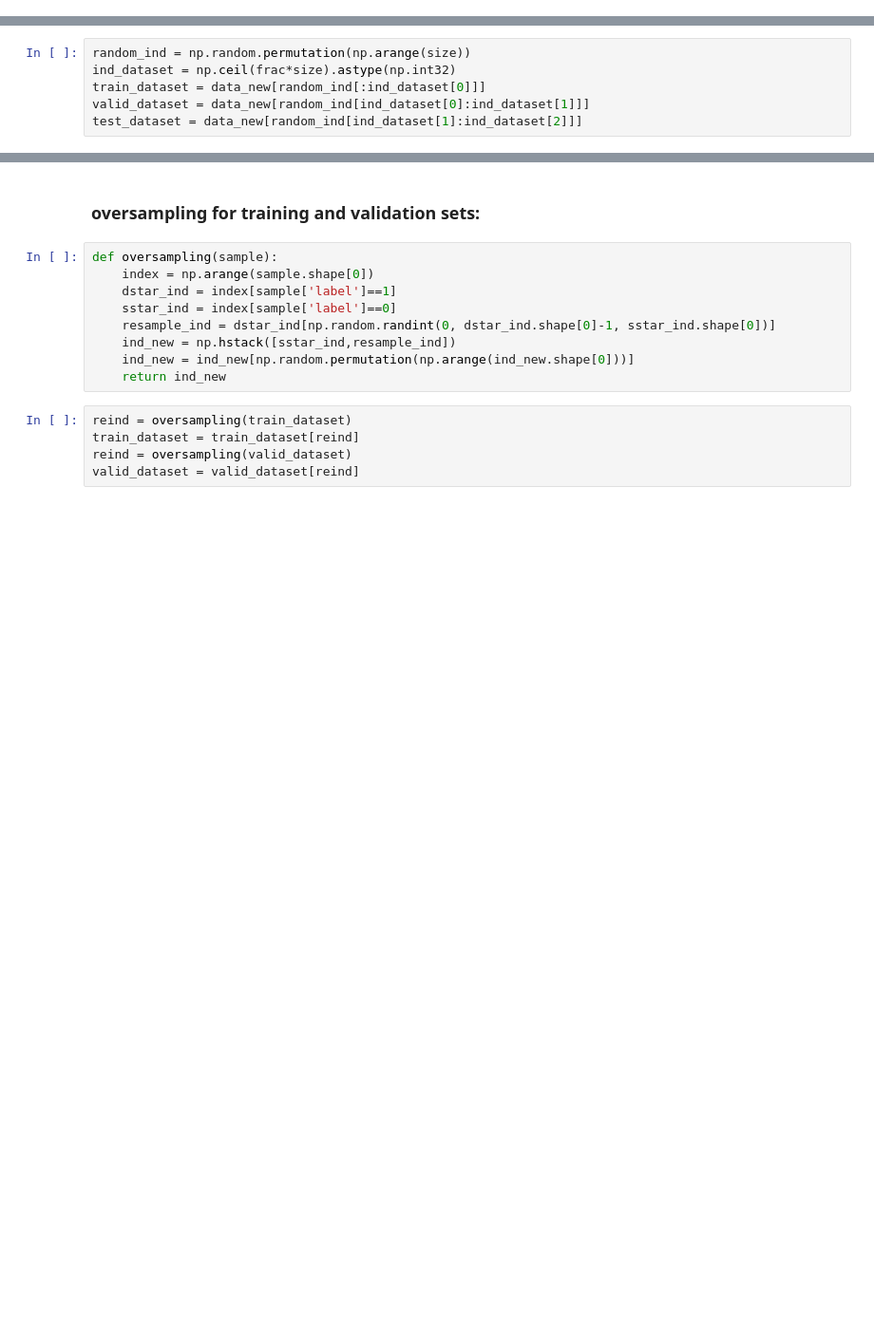
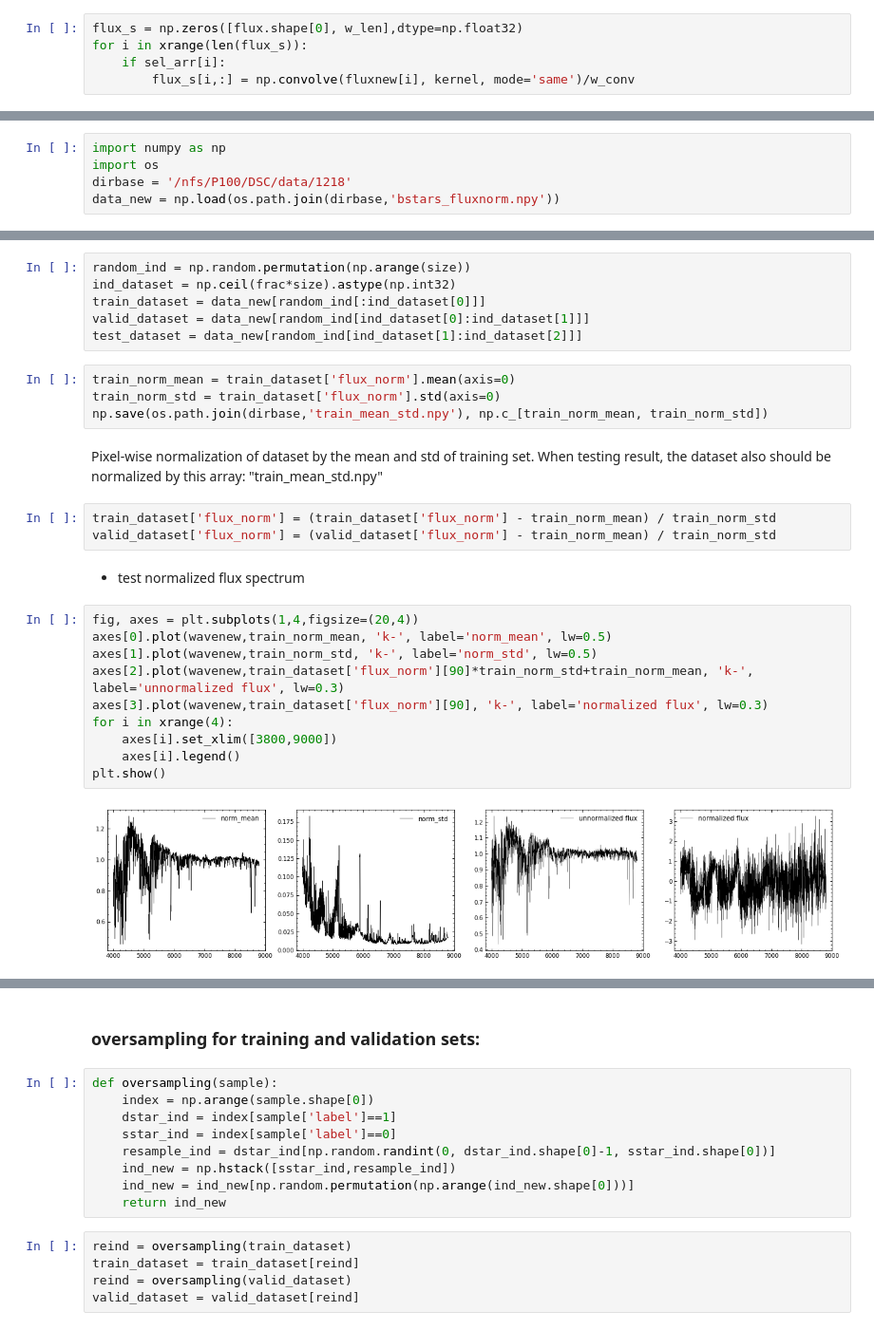
Before and after one commit to POFK/DSCNN, a Jupyter notebook: create_dataset.ipynb, the cells around one changed output, grey strips where cells are left out. Shown: that part at 95% size. Cells and saved outputs as stored; diff of their text form; blank space fills up the shorter version.

Commit message:
feat(*): create training set by interpolation and normalization and update model file

```diff
--- a/create_dataset.ipynb
+++ b/create_dataset.ipynb
@@ -140,0 +126,5 @@ for num in [2143,72,4921]:
+# %%
+flux_s = np.zeros([flux.shape[0], w_len],dtype=np.float32)
+for i in xrange(len(flux_s)):
+    if sel_arr[i]:
+        flux_s[i,:] = np.convolve(fluxnew[i], kernel, mode='same')/w_conv
@@ -145,3 +171,8 @@ data_new = np.load('/data/dell5/userdir/maotx/DSC/data/resample.npy')
+# %%
+import numpy as np
+import os
+dirbase = '/nfs/P100/DSC/data/1218'
+data_new = np.load(os.path.join(dirbase,'bstars_fluxnorm.npy'))
 # %%
 frac = np.array([0.8,0.9,1.0])
 size = data_new.shape[0]
@@ -154,6 +185,29 @@ ind_dataset = np.ceil(frac*size).astype(np.int32)
 train_dataset = data_new[random_ind[:ind_dataset[0]]]
 valid_dataset = data_new[random_ind[ind_dataset[0]:ind_dataset[1]]]
 test_dataset = data_new[random_ind[ind_dataset[1]:ind_dataset[2]]]
+# %%
+train_norm_mean = train_dataset['flux_norm'].mean(axis=0)
+train_norm_std = train_dataset['flux_norm'].std(axis=0)
+np.save(os.path.join(dirbase,'train_mean_std.npy'), np.c_[train_norm_mean, train_norm_std])
+# %% [markdown]
+Pixel-wise normalization of dataset by the mean and std of training set. When testing result, the dataset also should be normalized by this array: "train_mean_std.npy"
+# %%
+train_dataset['flux_norm'] = (train_dataset['flux_norm'] - train_norm_mean) / train_norm_std
+valid_dataset['flux_norm'] = (valid_dataset['flux_norm'] - train_norm_mean) / train_norm_std
+# %% [markdown]
+- test normalized flux spectrum
+# %%
+fig, axes = plt.subplots(1,4,figsize=(20,4))
+axes[0].plot(wavenew,train_norm_mean, 'k-', label='norm_mean', lw=0.5)
+axes[1].plot(wavenew,train_norm_std, 'k-', label='norm_std', lw=0.5)
+axes[2].plot(wavenew,train_dataset['flux_norm'][90]*train_norm_std+train_norm_mean, 'k-', label='unnormalized flux', lw=0.3)
+axes[3].plot(wavenew,train_dataset['flux_norm'][90], 'k-', label='normalized flux', lw=0.3)
+for i in xrange(4):
+    axes[i].set_xlim([3800,9000])
+    axes[i].legend()
+plt.show()
+# %% [output]
+[figure, added]
 # %%
 print size == np.unique(random_ind).shape[0]
 print train_dataset.shape[0]/float(size)
```
Also changed, not shown: parts of 48 cells of this notebook, 1 other file.
